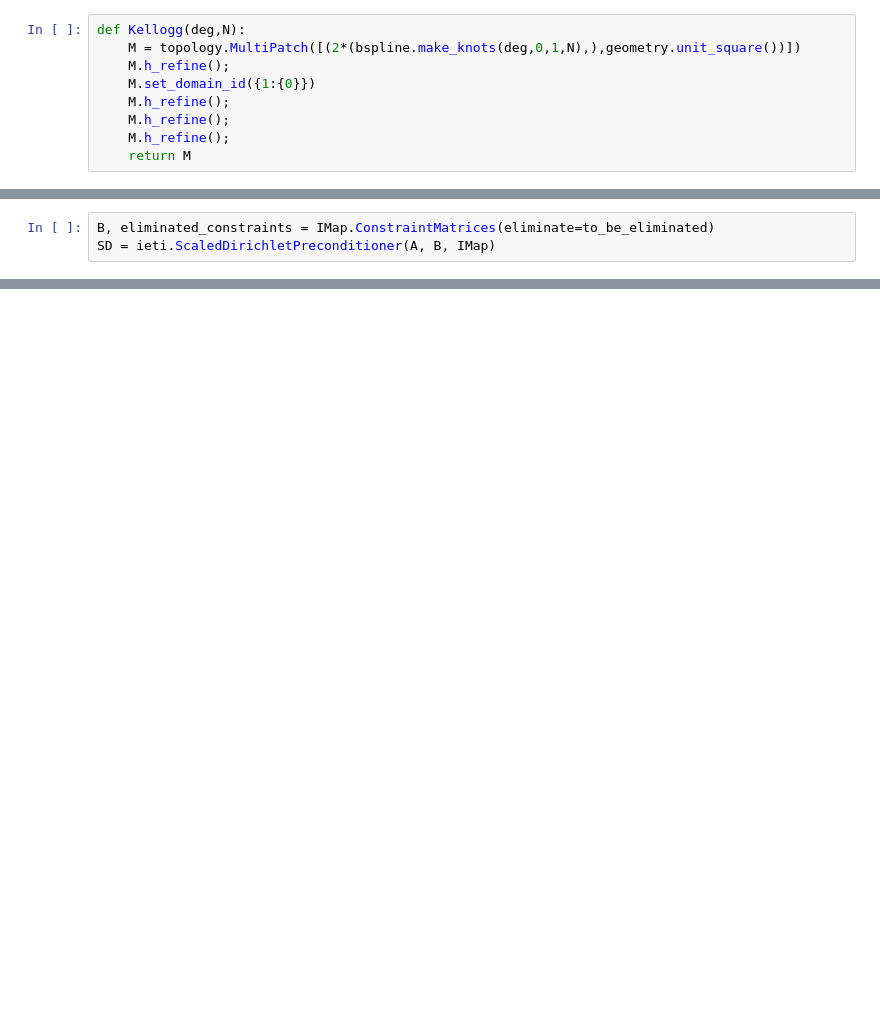
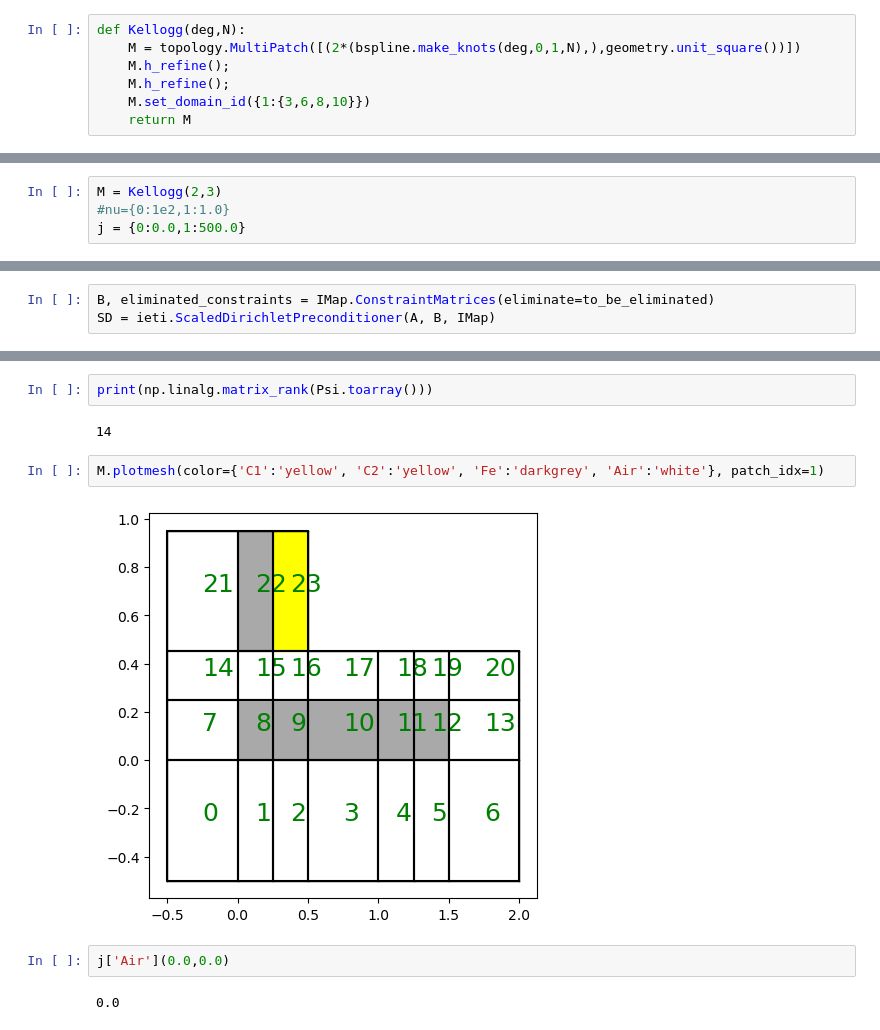
Before and after one commit to c-f-h/pyiga, a Jupyter notebook: notebooks/IETI_Inductor.ipynb, the cells around one changed output, grey strips where cells are left out. Drawn from its saved outputs; the diff is of its cells as text; blank space fills up the shorter version.

```diff
--- a/notebooks/IETI_Inductor.ipynb
+++ b/notebooks/IETI_Inductor.ipynb
@@ -304,8 +306,6 @@ M = topology.MultiPatch([(2*(bspline.make_knots(deg,0,1,N),),geometry.unit_squar
 def Kellogg(deg,N):
     M = topology.MultiPatch([(2*(bspline.make_knots(deg,0,1,N),),geometry.unit_square())])
     M.h_refine();
-    M.set_domain_id({1:{0}})
     M.h_refine();
-    M.h_refine();
-    M.h_refine();
+    M.set_domain_id({1:{3,6,8,10}})
     return M
@@ -319,4 +315,8 @@ M = Inductor(deg,2*deg+1,thin=1,airgap=0.2)
 mu0 = 4.344*np.pi*1e-7
 nu = {'C1': 1/mu0, 'C2':1/mu0, 'Fe':1/(2500*mu0), 'Air': 1/mu0}
 j = {'C1': lambda x,y: 66/(0.125), 'C2':lambda x,y: -66/(0.125), 'Fe':lambda x,y: 0.0, 'Air': lambda x,y: 0.0}
+# %%
+M = Kellogg(2,3)
+#nu={0:1e2,1:1.0}
+j = {0:0.0,1:500.0}
 # %%
@@ -369,0 +487,12 @@ M.plotmesh(patch_idx=1)
+# %%
+print(np.linalg.matrix_rank(Psi.toarray()))
+# %% [output]
+14
+# %%
+M.plotmesh(color={'C1':'yellow', 'C2':'yellow', 'Fe':'darkgrey', 'Air':'white'}, patch_idx=1)
+# %% [output]
+[figure, added]
+# %%
+j['Air'](0.0,0.0)
+# %% [output]
+0.0
```
Also changed, not shown: parts of 18 cells of this notebook, 7 other files.
